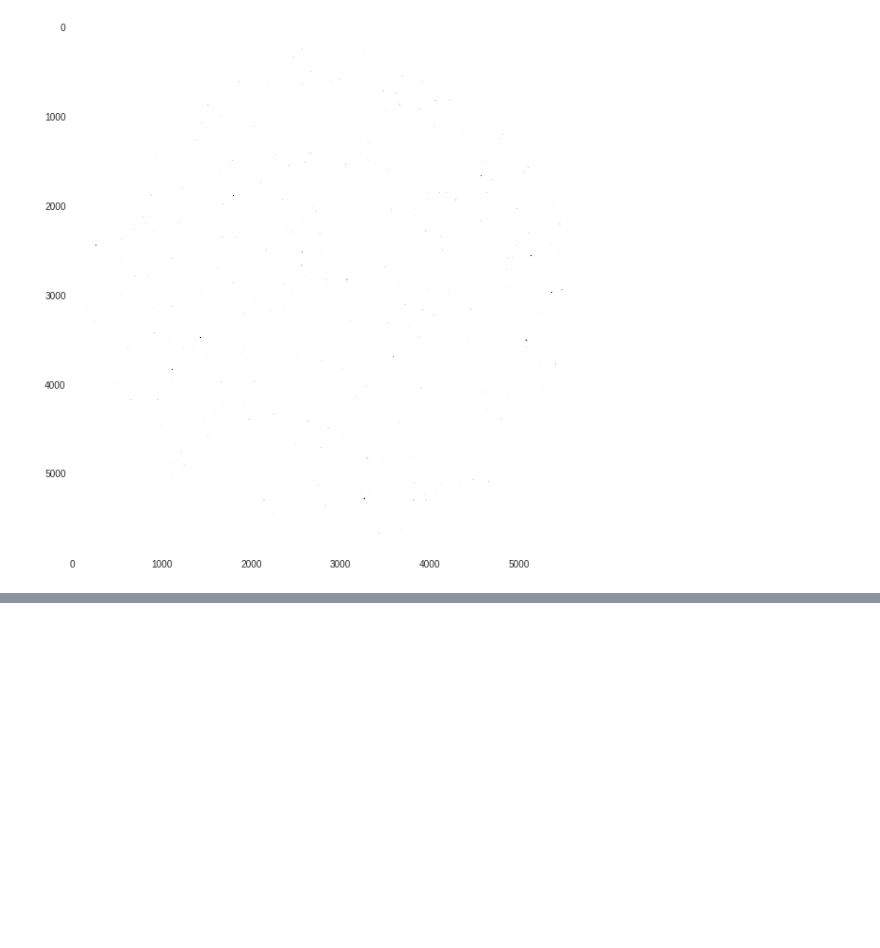
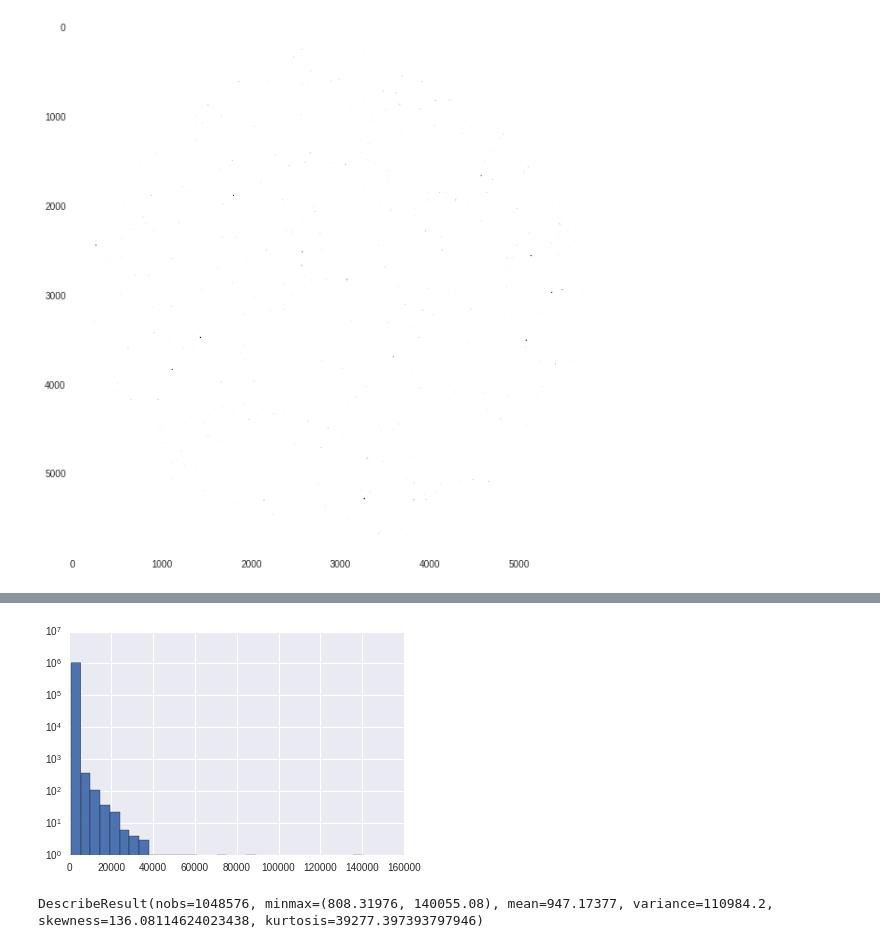
Before and after one commit to BrunoSanchez/rhino, a Jupyter notebook: stellar_chek/extract_test_stellar_Cstar.ipynb, the cells around one changed output, grey strips where cells are left out. Saved outputs shown, nothing was run; the diff lists cells and outputs as text; code cells hidden in the pictures; blank space fills up the shorter version.

```diff
--- a/stellar_chek/extract_test_stellar_Cstar.ipynb
+++ b/stellar_chek/extract_test_stellar_Cstar.ipynb
@@ -202,0 +211,5 @@ plt.imshow(mM -bkgM, cmap=cm.gray_r)
+# %%
+plt.hist(cofee.flatten(), bins=30, log=True)
+plt.show()
+# %% [output]
+[figure, added]
@@ -202,0 +218,4 @@ plt.imshow(mM -bkgM, cmap=cm.gray_r)
+# %%
+print stats.describe(cofee.flatten())
+# %% [output]
+DescribeResult(nobs=1048576, minmax=(808.31976, 140055.08), mean=947.17377, variance=110984.2, skewness=136.08114624023438, kurtosis=39277.397393797946)
```
Also changed, not shown: parts of 3 cells of this notebook, 3 other files.
